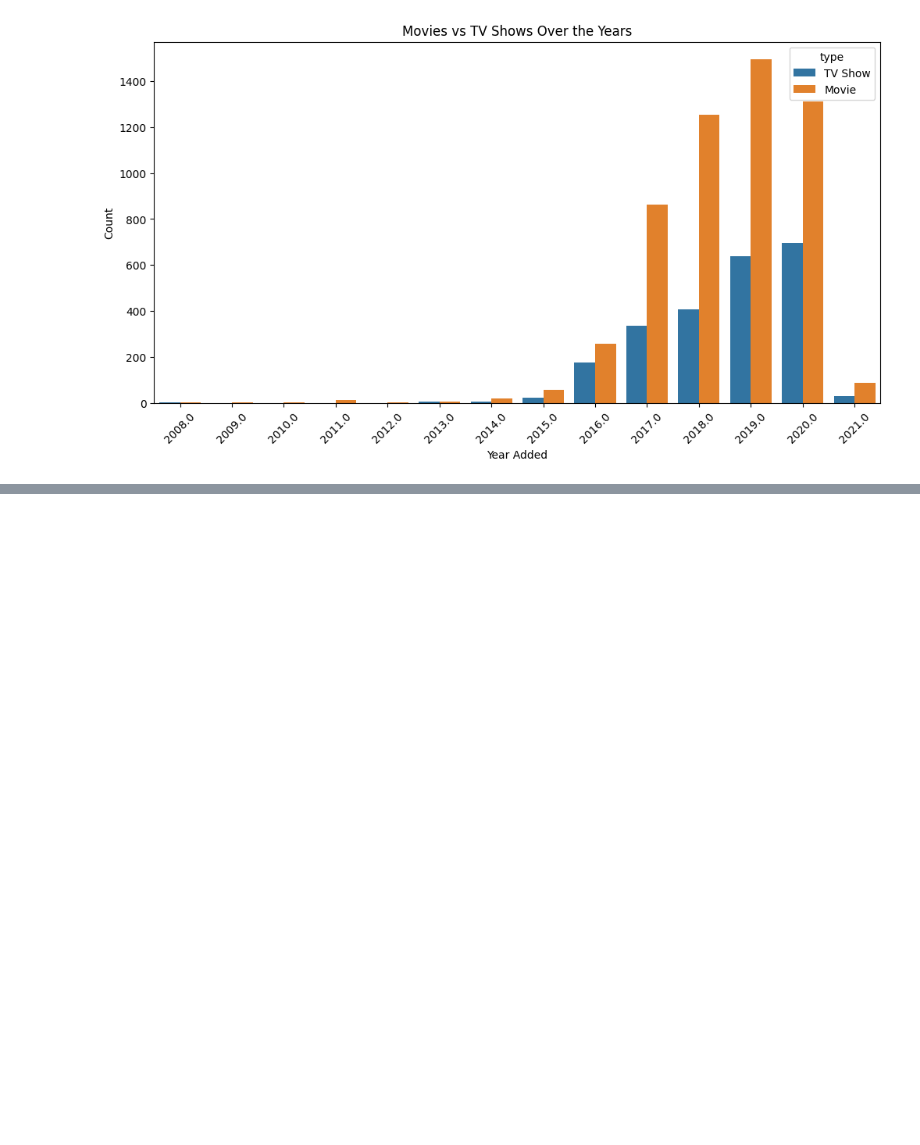
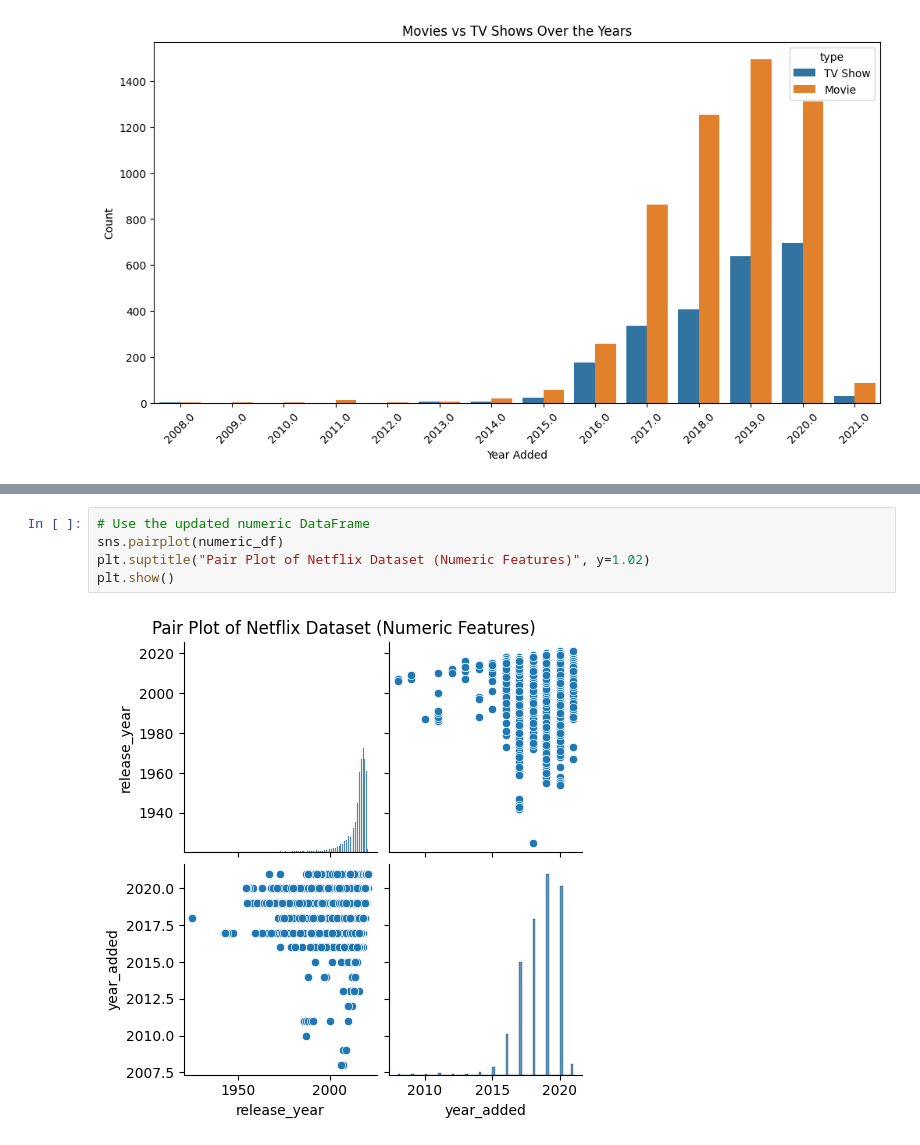
Before and after one commit to neha-dhananju/Netflix_project, a Jupyter notebook: notebooks/research.ipynb, the cells around one changed output, grey strips where cells are left out. Drawn from its saved outputs; the diff is of its cells as text; blank space fills up the shorter version.

```diff
--- a/notebooks/research.ipynb
+++ b/notebooks/research.ipynb
@@ -270,0 +318,7 @@ plt.show()
+# %%
+# Use the updated numeric DataFrame
+sns.pairplot(numeric_df)
+plt.suptitle("Pair Plot of Netflix Dataset (Numeric Features)", y=1.02)
+plt.show()
+# %% [output]
+[figure, added]
```
Also changed, not shown: parts of 3 cells of this notebook.
